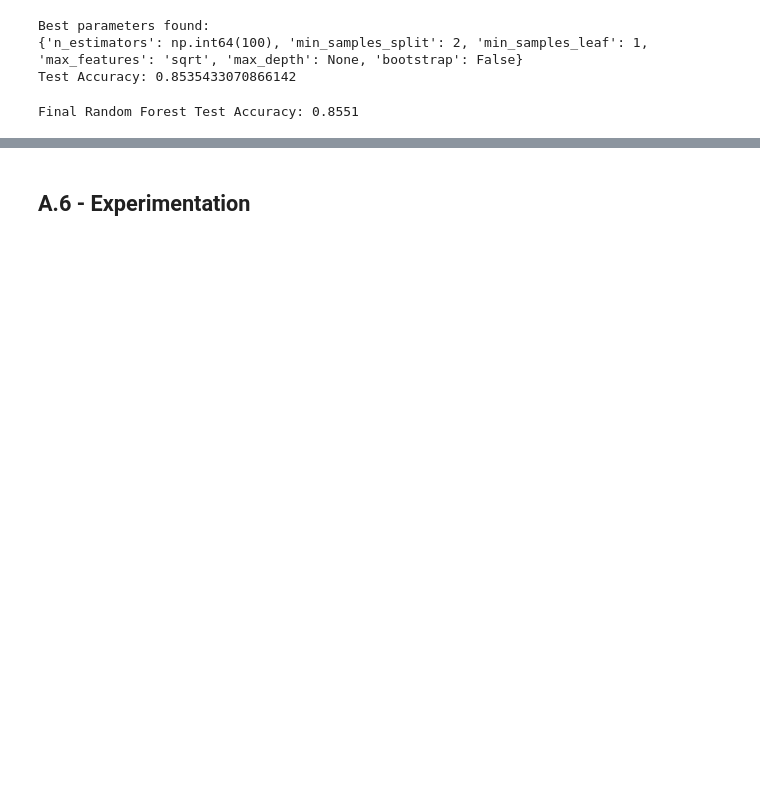
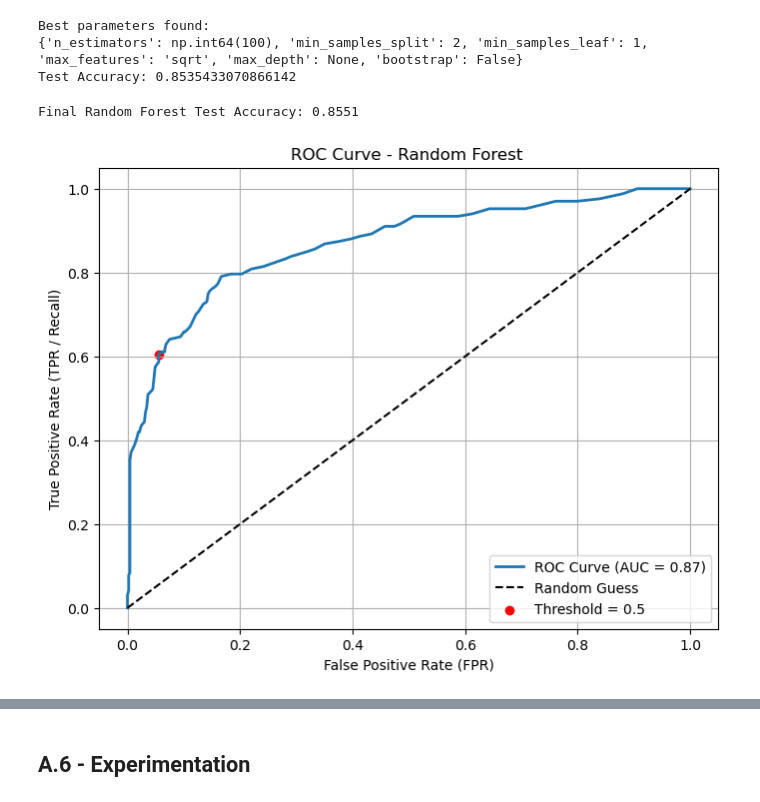
Before and after one commit to itamarshapira/SafeJunctionDetecion-ML, a Jupyter notebook: SafeJunctionDetection.ipynb, the cells around one changed output, grey strips where cells are left out. Drawn from its saved outputs; the diff is of its cells as text; code cells hidden in the pictures; blank space fills up the shorter version.

Commit message:
Update - RF_blance - 0.39 ROC CURVE

```diff
--- a/SafeJunctionDetection.ipynb
+++ b/SafeJunctionDetection.ipynb
@@ -2120,3 +2123,35 @@ final_accuracy = final_rf_model.score(X_test, Y_test)
 print(f"Final Random Forest Test Accuracy: {final_accuracy:.4f}")
 # %% [output]
 Final Random Forest Test Accuracy: 0.8551
+# %%
+from sklearn.metrics import roc_curve, roc_auc_score
+import matplotlib.pyplot as plt
+import numpy as np
+
+# Step 1: Get predicted probabilities for class 1 (high risk)
+y_scores = final_rf_model.predict_proba(X_test)[:, 1]
+
+# Step 2: Compute ROC curve
+fpr, tpr, thresholds = roc_curve(Y_test, y_scores)
+
+# Step 3: Calculate AUC
+auc_score = roc_auc_score(Y_test, y_scores)
+
+# Step 4: Plot ROC curve
+plt.figure(figsize=(8, 6))
+plt.plot(fpr, tpr, label=f'ROC Curve (AUC = {auc_score:.2f})', linewidth=2)
+plt.plot([0, 1], [0, 1], 'k--', label='Random Guess')
+
+# Step 5: Mark custom threshold (0.5)
+threshold_index = np.abs(thresholds - 0.5).argmin()
+plt.scatter(fpr[threshold_index], tpr[threshold_index], color='red', label='Threshold = 0.5')
+
+# Styling
+plt.xlabel('False Positive Rate (FPR)')
+plt.ylabel('True Positive Rate (TPR / Recall)')
+plt.title('ROC Curve - Random Forest ')
+plt.legend(loc='lower right')
+plt.grid(True)
+plt.show()
+# %% [output]
+[figure, added]
```
Also changed, not shown: parts of 31 cells of this notebook.
